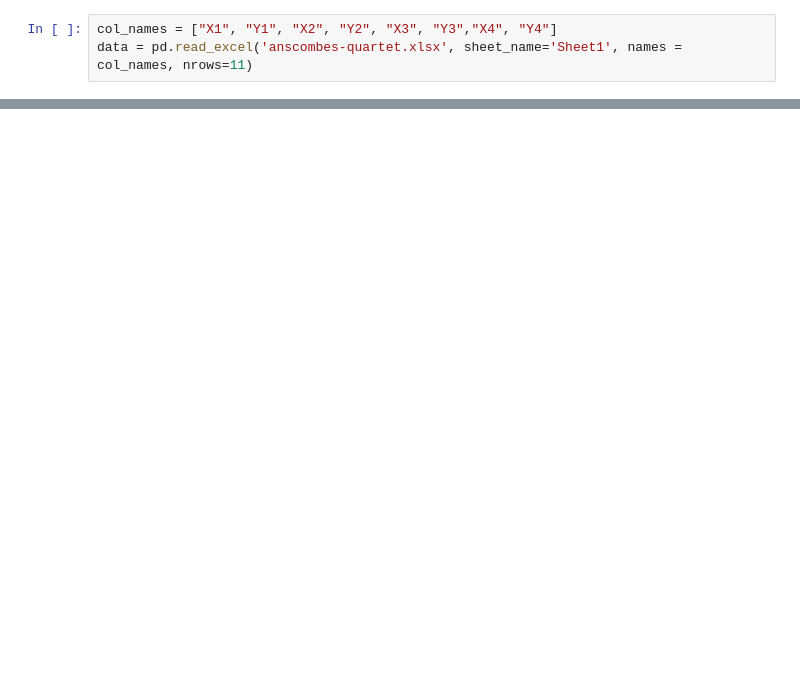
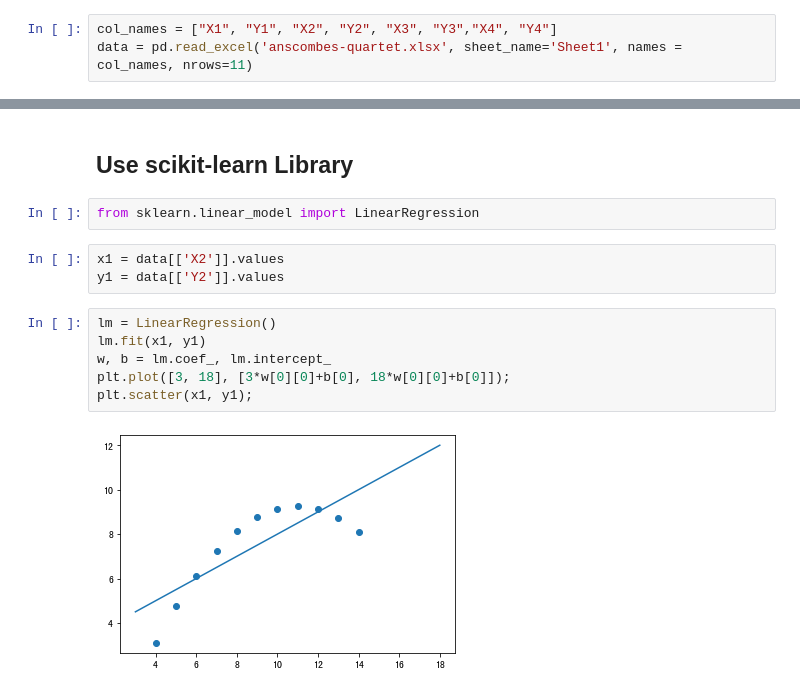
Before and after one commit to Alex-YuZ/anscombe-demonstration, a Jupyter notebook: Anscombe_Quartet_Example.ipynb, the cells around one changed output, grey strips where cells are left out. Saved outputs shown, nothing was run; the diff lists cells and outputs as text; blank space fills up the shorter version.

```diff
--- a/Anscombe_Quartet_Example.ipynb
+++ b/Anscombe_Quartet_Example.ipynb
@@ -96,0 +78,15 @@ d1['Y1'].std(), d2['Y2'].std(), d3['Y3'].std(), d4['Y4'].std()
+# %% [markdown]
+## Use scikit-learn Library
+# %%
+from sklearn.linear_model import LinearRegression
+# %%
+x1 = data[['X2']].values
+y1 = data[['Y2']].values
+# %%
+lm = LinearRegression()
+lm.fit(x1, y1)
+w, b = lm.coef_, lm.intercept_
+plt.plot([3, 18], [3*w[0][0]+b[0], 18*w[0][0]+b[0]]);
+plt.scatter(x1, y1);
+# %% [output]
+[figure, added]
```
Also changed, not shown: parts of 18 cells of this notebook.
